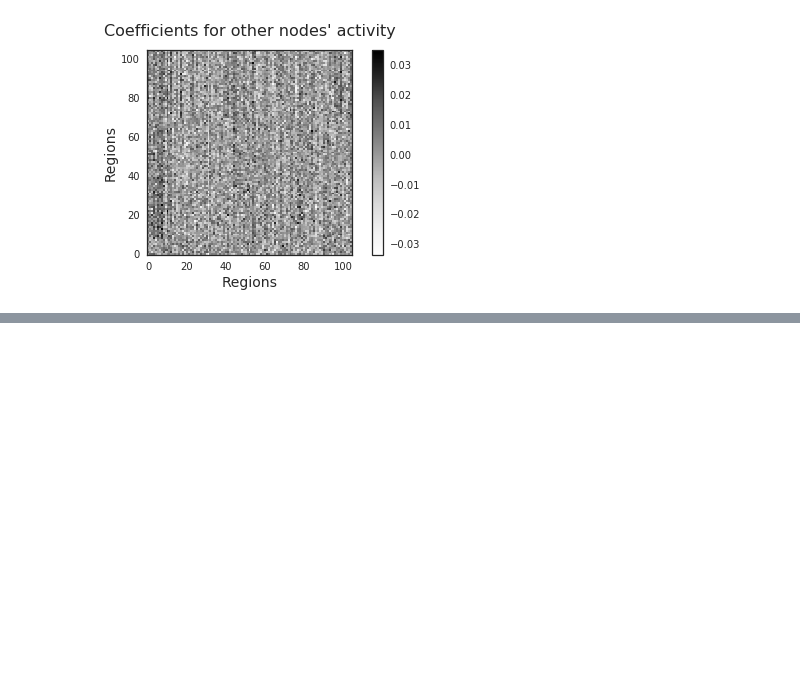
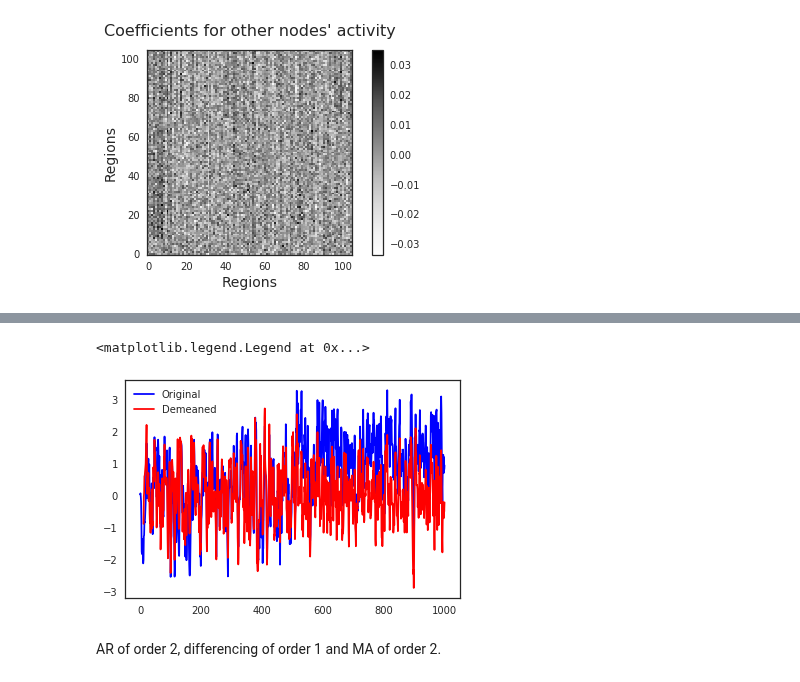
Before and after one commit to zenkavi/DevStudy_FmriNbs, a Jupyter notebook: notebooks/informationtransfermapping/TheoreticalResults/zenkavi_simulation_sandbox.ipynb, the cells around one changed output, grey strips where cells are left out. Cells and saved outputs as stored; diff of their text form; code cells hidden in the pictures; blank space fills up the shorter version.

```diff
--- a/notebooks/informationtransfermapping/TheoreticalResults/zenkavi_simulation_sandbox.ipynb
+++ b/notebooks/informationtransfermapping/TheoreticalResults/zenkavi_simulation_sandbox.ipynb
@@ -657,0 +467,9 @@ plt.tight_layout()
+# %%
+plt.plot(df, color="blue", label = "Original")
+plt.plot(df-rolling_mean, color="red", label = "Demeaned")
+plt.legend(loc = 'best')
+# %% [output]
+<matplotlib.legend.Legend at 0x...>
+[figure, added]
+# %% [markdown]
+AR of order 2, differencing of order 1 and MA of order 2.
```
Also changed, not shown: parts of 41 cells of this notebook.
